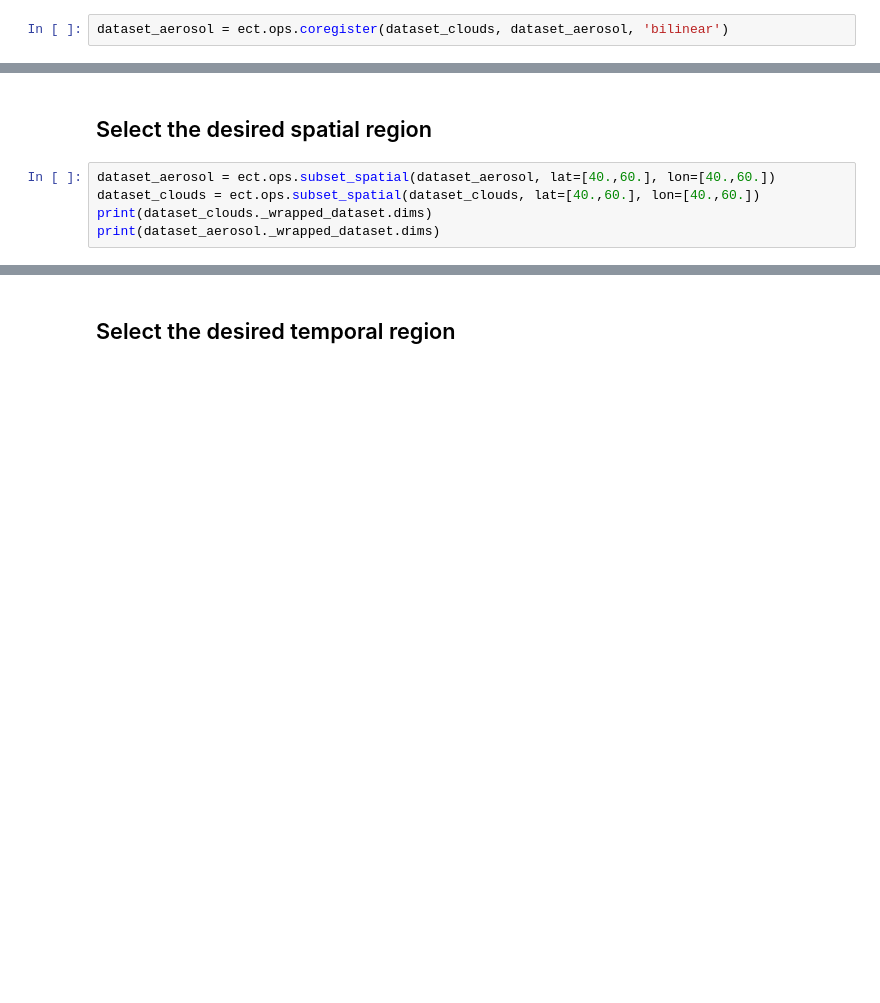
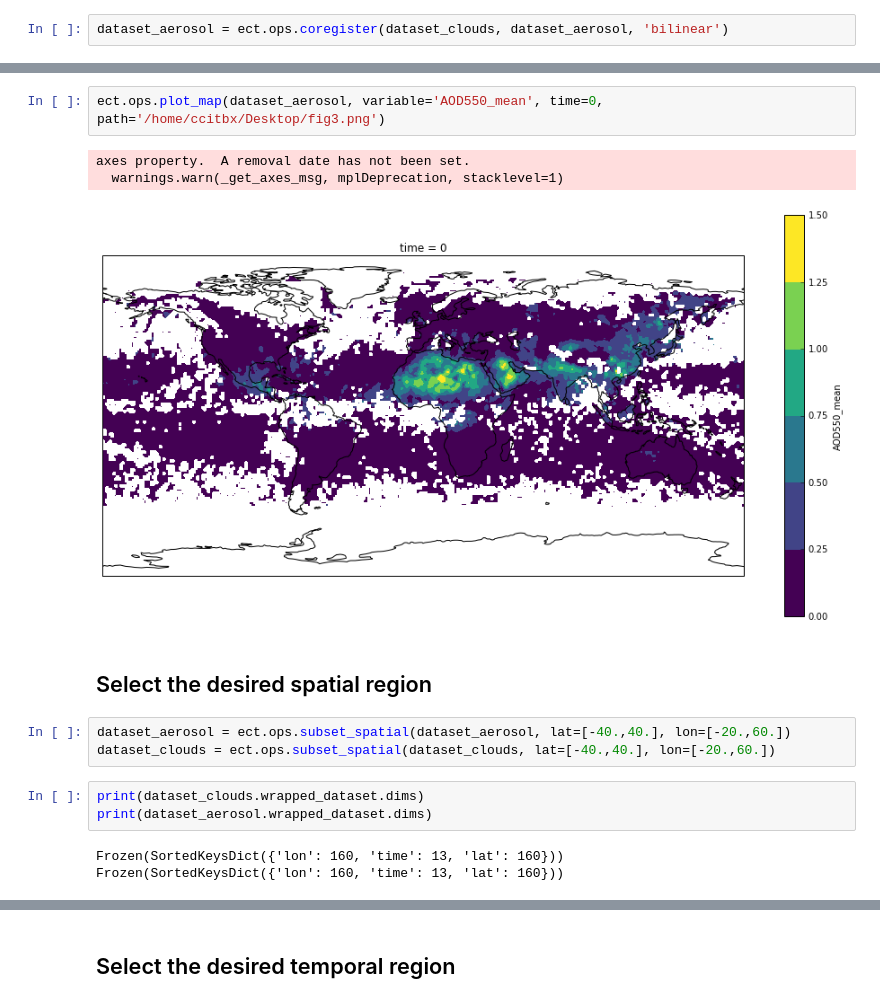
Before and after one commit to CCI-Tools/cate, a Jupyter notebook: notebooks/ect-uc9.ipynb, the cells around one changed output, grey strips where cells are left out. Saved outputs shown, nothing was run; the diff lists cells and outputs as text; blank space fills up the shorter version.

```diff
--- a/notebooks/ect-uc9.ipynb
+++ b/notebooks/ect-uc9.ipynb
@@ -122,8 +143,18 @@ print(dataset_aerosol._wrapped_dataset.dims)
+# %%
+ect.ops.plot_map(dataset_aerosol, variable='AOD550_mean', time=0, path='/home/ccitbx/Desktop/fig3.png')
+# %% [output]
+axes property.  A removal date has not been set.
+  warnings.warn(_get_axes_msg, mplDeprecation, stacklevel=1)
+[figure, added]
 # %% [markdown]
 Select the desired spatial region
 ---------------------------------
 # %%
-dataset_aerosol = ect.ops.subset_spatial(dataset_aerosol, lat=[40.,60.], lon=[40.,60.])
-dataset_clouds = ect.ops.subset_spatial(dataset_clouds, lat=[40.,60.], lon=[40.,60.])
-print(dataset_clouds._wrapped_dataset.dims)
-print(dataset_aerosol._wrapped_dataset.dims)
+dataset_aerosol = ect.ops.subset_spatial(dataset_aerosol, lat=[-40.,40.], lon=[-20.,60.])
+dataset_clouds = ect.ops.subset_spatial(dataset_clouds, lat=[-40.,40.], lon=[-20.,60.])
+# %%
+print(dataset_clouds.wrapped_dataset.dims)
+print(dataset_aerosol.wrapped_dataset.dims)
+# %% [output]
+Frozen(SortedKeysDict({'lon': 160, 'time': 13, 'lat': 160}))
+Frozen(SortedKeysDict({'lon': 160, 'time': 13, 'lat': 160}))
```
Also changed, not shown: parts of 28 cells of this notebook, 3 other files.
